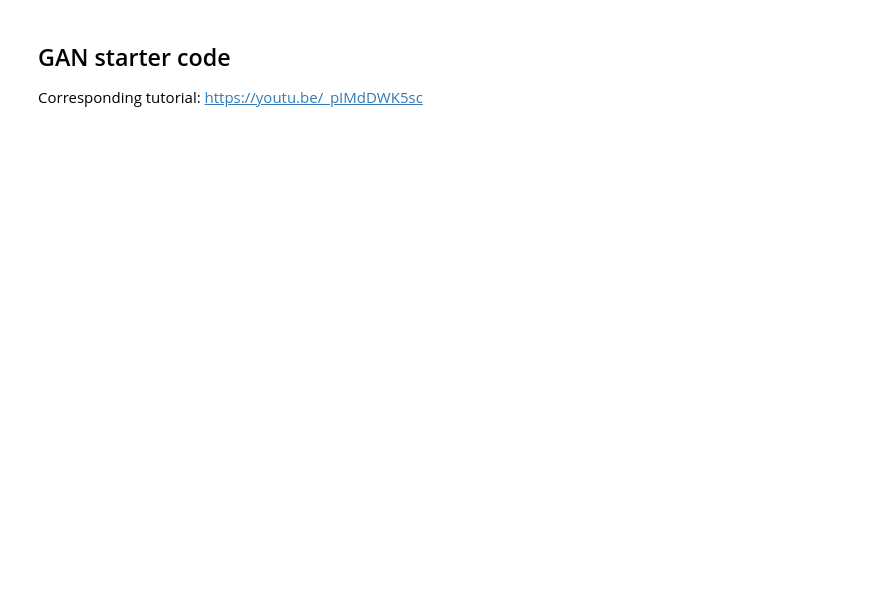
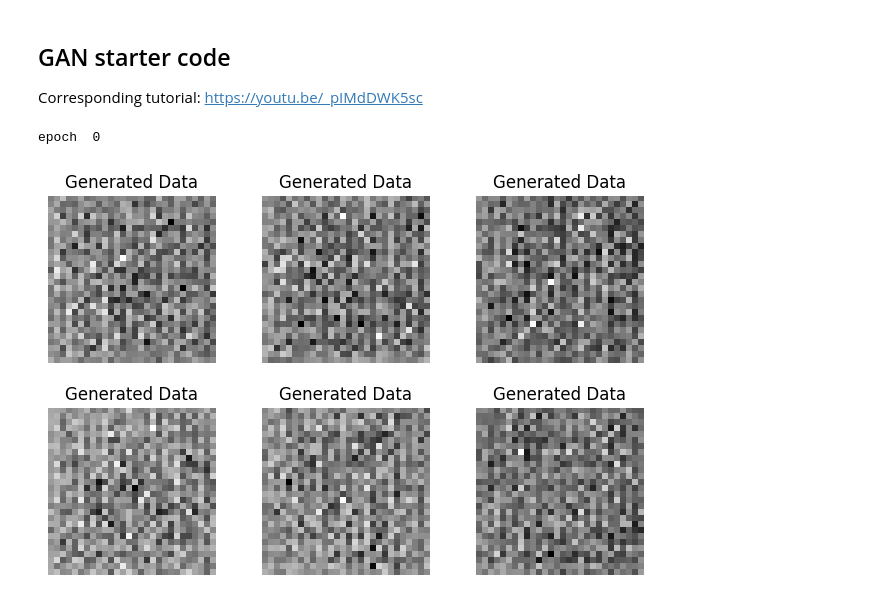
Before and after one commit to yagnaVNK/DeepLearning_class, a Jupyter notebook: GansTutorial/GAN_pytorch.ipynb, the cells around one changed output. Saved outputs shown, nothing was run; the diff lists cells and outputs as text; code cells hidden in the pictures; blank space fills up the shorter version.

```diff
--- a/GansTutorial/GAN_pytorch.ipynb
+++ b/GansTutorial/GAN_pytorch.ipynb
@@ -117,0 +202,8 @@ class Generator(nn.Module):
+# %%
+dm = MNISTDataModule()
+model = GAN()
+# %%
+model.plot_imgs()
+# %% [output]
+epoch  0
+[figure, added]
```
Also changed, not shown: parts of 4 cells of this notebook, 10 other files.
